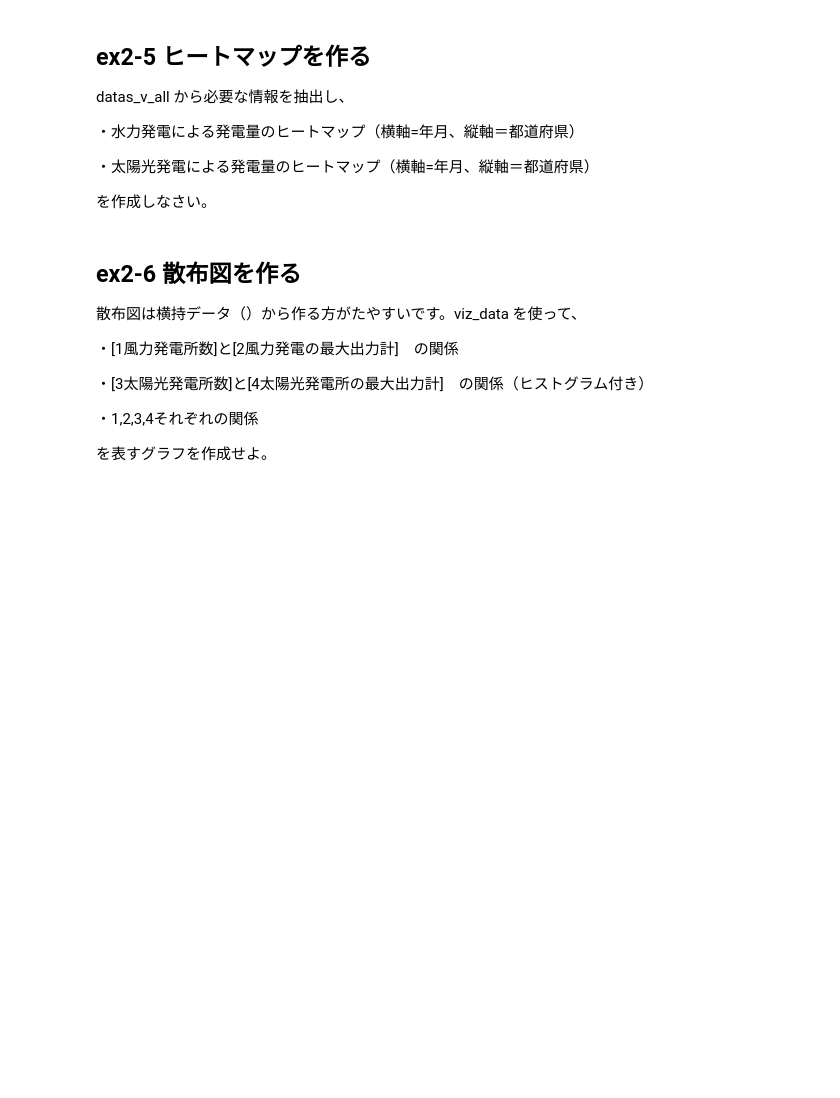
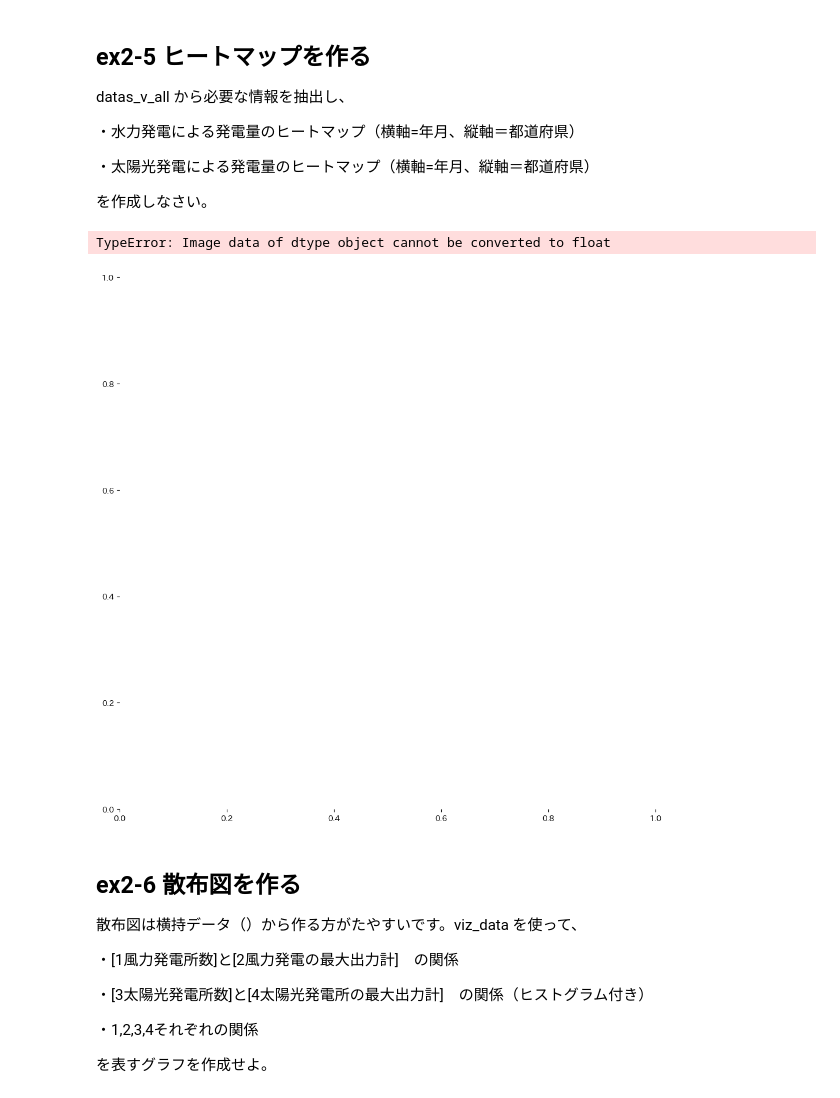
Before and after one commit to mattu117117/For-classroom, a Jupyter notebook: ex2_B231810.ipynb, the cells around one changed output. Cells and saved outputs as stored; diff of their text form; code cells hidden in the pictures; blank space fills up the shorter version.

Commit message:
error

```diff
--- a/ex2_B231810.ipynb
+++ b/ex2_B231810.ipynb
@@ -211,6 +266,33 @@ datas_v_all から必要な情報を抽出し、
 ・太陽光発電による発電量のヒートマップ（横軸=年月、縦軸＝都道府県）
 
 を作成しなさい。
+# %%
+# ノック32：ヒートマップを書いてみよう
+# 水力発電の電力量データを抽出する
+viz_data_hydro = datas_v_all.loc[(datas_v_all['発電種別']=='水力') & (datas_v_all['項目']=='電力量')]
+
+# ヒートマップ用にデータをピボット（整形）する
+viz_data_hydro_pivot = pd.pivot_table(data=viz_data_hydro, values='値', columns='年月', index='都道府県', aggfunc='mean')
+
+# グラフの描画領域を作成する
+plt.figure(figsize=(12, 12))
+# ヒートマップを描画する
+sns.heatmap(viz_data_hydro_pivot, cmap='rocket_r')
+
+
+# 太陽光発電の電力量データを抽出する
+viz_data_solar = datas_v_all.loc[(datas_v_all['発電種別']=='太陽光') & (datas_v_all['項目']=='電力量')]
+
+# ヒートマップ用にデータをピボット（整形）する
+viz_data_solar_pivot = pd.pivot_table(data=viz_data_solar, values='値', columns='年月', index='都道府県', aggfunc='mean')
+
+# グラフの描画領域を作成する
+plt.figure(figsize=(12, 12))
+# ヒートマップを描画する
+sns.heatmap(viz_data_solar_pivot, cmap='rocket_r')
+# %% [output]
+TypeError: Image data of dtype object cannot be converted to float
+[figure, added]
 # %% [markdown]
 ## ex2-6 散布図を作る
 散布図は横持データ（）から作る方がたやすいです。viz_data を使って、
```
Also changed, not shown: parts of 7 cells of this notebook.
